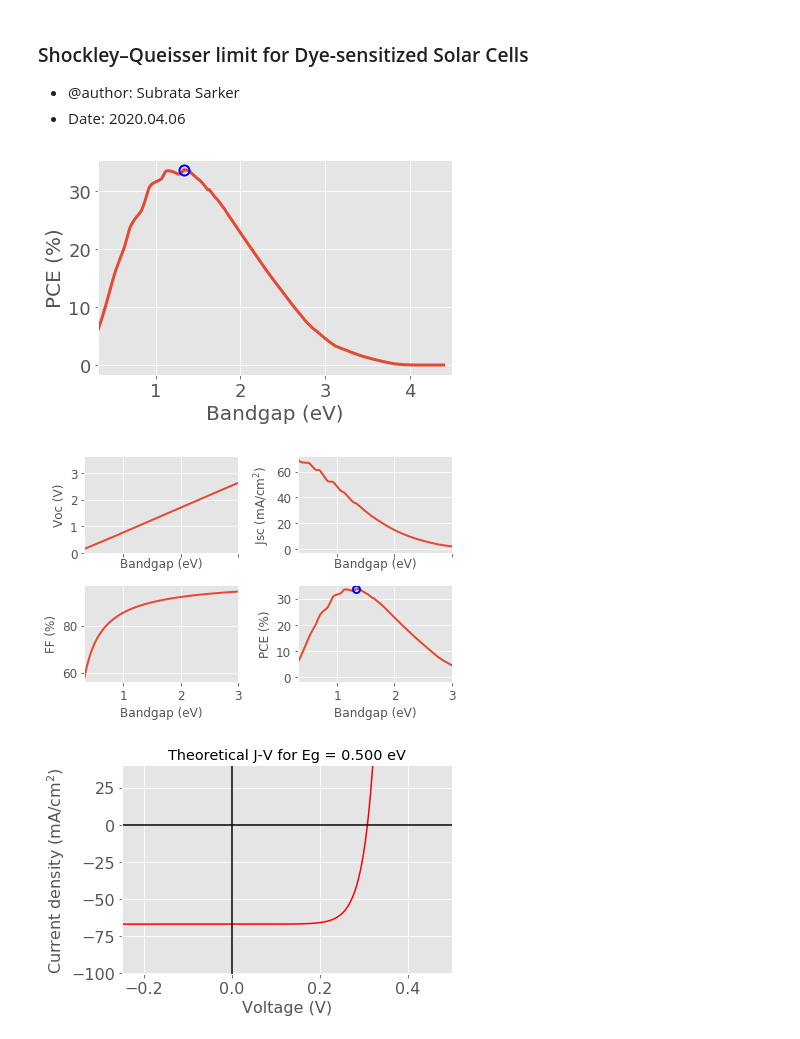
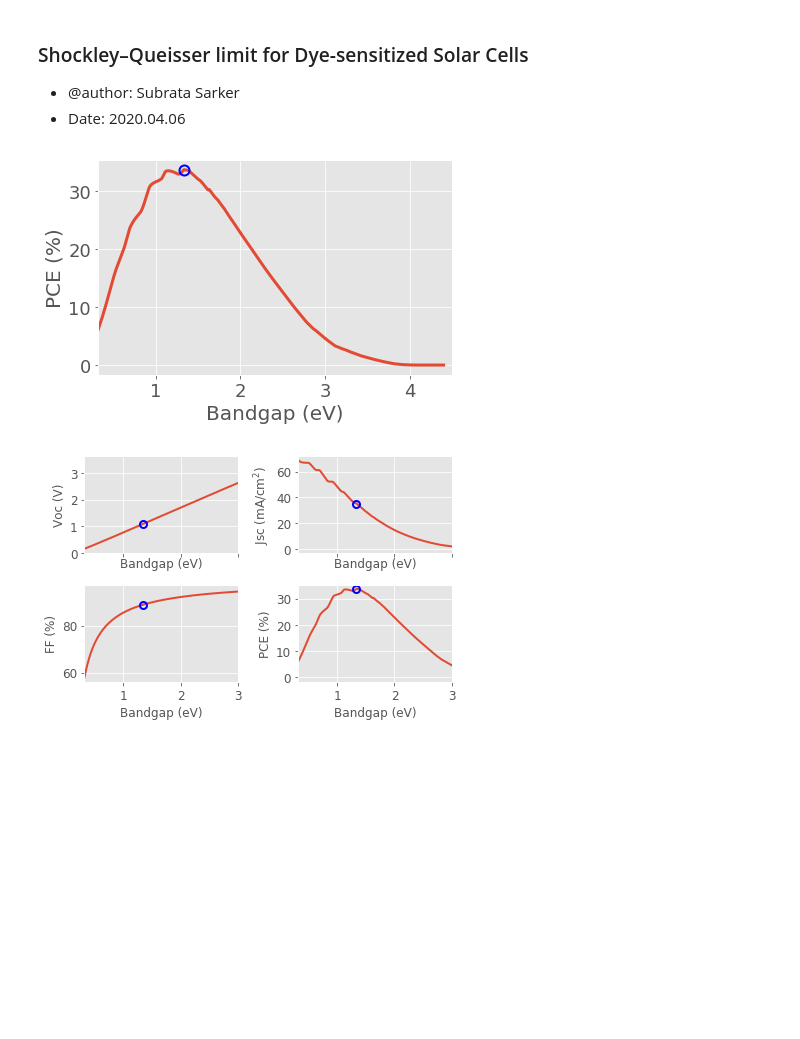
Before and after one commit to picklu/Shockley-Queisser-limit, a Jupyter notebook: SQ_limit_DSSCs.ipynb, the cells around one changed output. Cells and saved outputs as stored; diff of their text form; code cells hidden in the pictures; blank space fills up the shorter version.

```diff
--- a/SQ_limit_DSSCs.ipynb
+++ b/SQ_limit_DSSCs.ipynb
@@ -124,8 +126,7 @@ class SQlim:
         PCE[-1] = 0 # so that np.argmax returns the index of maximum value correctly
         return PCE
 
-    def simulate_JV(self, Eg, plot_dark=False, Vstep=0.001,
-                    plot=True, Vmin=-0.5):
+    def simulate_JV(self, Eg, plot_dark=False, plot=True, paras=False, Vstep=0.001, Vmin=-0.5):
         """
         Simulate J-V curves for a solar cell at given Eg
         """
@@ -153,13 +154,16 @@ class SQlim:
             if plot_dark:
                 plt.plot(V[mask], Jdark[mask], 'b')
             plt.ylim(-1.5 * Jsc, min(40, 1.5 * Jsc))
-            plt.xlim(-0.25, Eg)
+            plt.xlim(Vmin, Eg)
             plt.xlabel("Voltage (V)", fontsize=16)
             plt.ylabel("Current density (mA/$\mathregular{cm^2}$)",
                        fontsize=16)
             plt.tick_params(labelsize=16)
             plt.title(title)
             plt.tight_layout()
+
+        if paras:
+            self.get_paras(Eg)
 
         return np.vstack([V, J])  # col1: V, col2:J, photocurrent only
 
@@ -235,7 +239,7 @@ class SQlim:
 
         return
 
-    def plotall(self, xlims=(0.32, 3.0)):
+    def plotall(self, Eg, xlims=(0.32, 3.0)):
         """
         plot Voc, Jsc, FF, and PCE in a figure with 4 subplots
         """
@@ -250,11 +254,10 @@ class SQlim:
 
         for i, a in enumerate(axs):
             ax[axs[i]].plot(self.Es, ys[i], lw=2)
-            if (i == 3):
-                ax[axs[i]].plot(
-                    self.Es[max_idx], self.PCE[max_idx], "bo",
-                    markersize=7, markeredgewidth=2, fillstyle='none'
-                )
+            ax[axs[i]].plot(
+                self.Es[max_idx], ys[i][max_idx], "bo",
+                markersize=7, markeredgewidth=2, fillstyle='none'
+            )
             ax[axs[i]].set_ylabel(ylabel[i])
             plt.setp(ax[axs[i]].get_xticklabels(), visible=True)
             ax[axs[i]].set_xlabel("Bandgap (eV)")
@@ -336,12 +339,10 @@ class SQlim:
 # %%
 SQ = SQlim()
 SQ.plot()
-SQ.plotall()
-SQ.simulate_JV(0.5)
+SQ.plotall(Eg=1.34)
 plt.show()
 # %% [output]
 [figure]
-[figure, old version]
+[figure, new version]
-[figure, removed]
 # %%
 plt.plot(SQ.Es, SQ.AM15flux)
```
Also changed, not shown: parts of 4 cells of this notebook.
